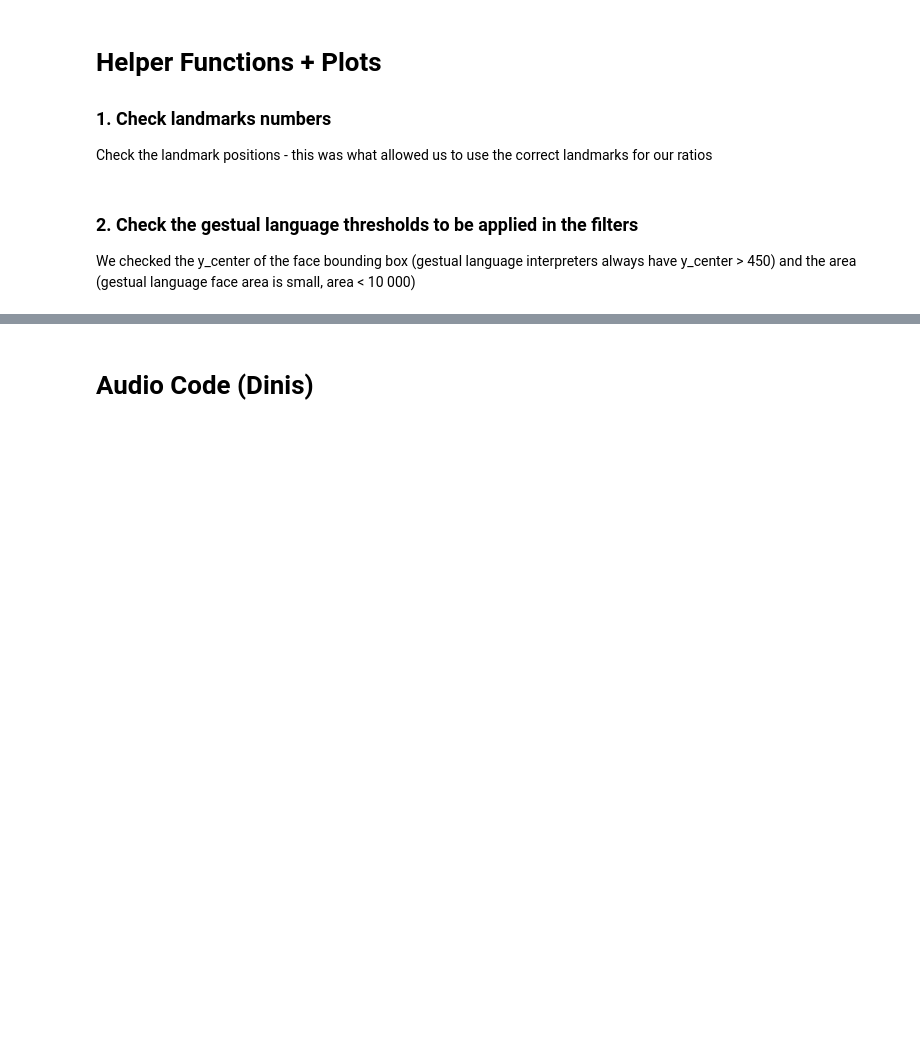
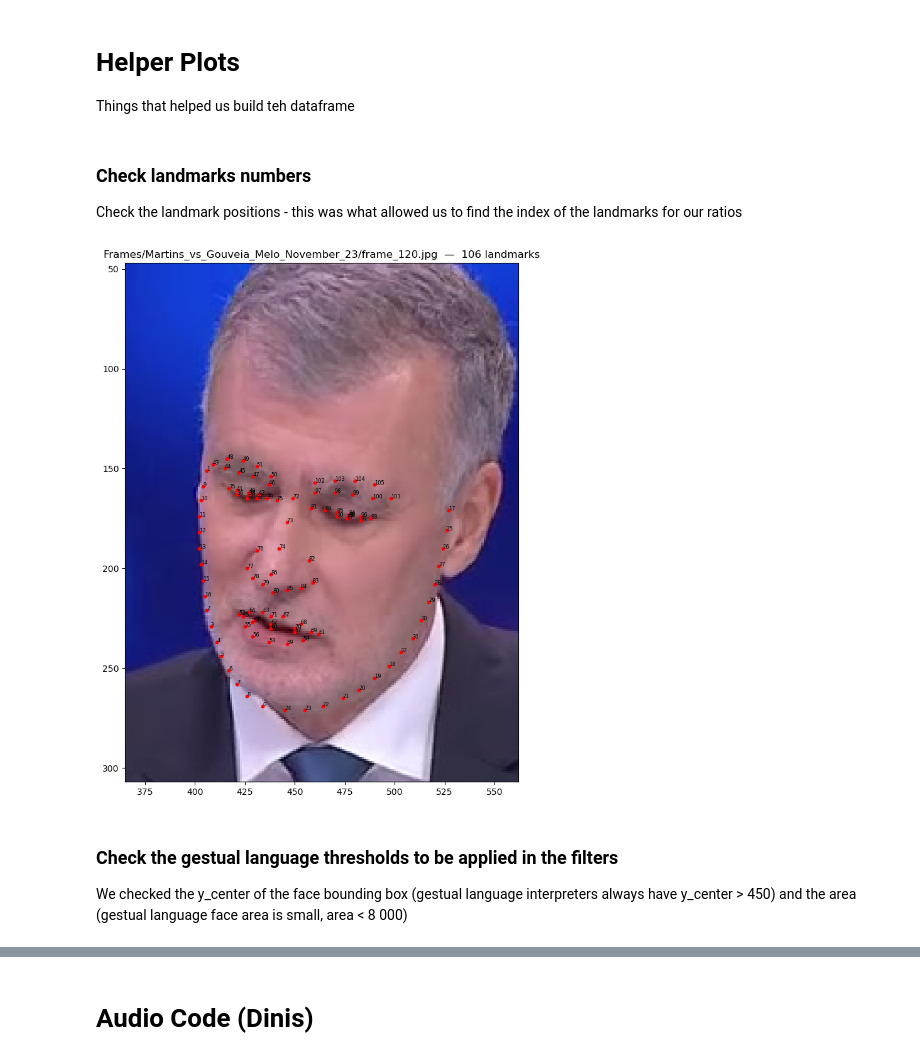
Before and after one commit to Dinisas/Big-Data, a Jupyter notebook: labeling_visual/visual_and_audio.ipynb, the cells around one changed output, grey strips where cells are left out. Cells and saved outputs as stored; diff of their text form; code cells hidden in the pictures; blank space fills up the shorter version.

```diff
--- a/labeling_visual/visual_and_audio.ipynb
+++ b/labeling_visual/visual_and_audio.ipynb
@@ -17,5 +19,5 @@ from scipy.spatial.distance import cdist
 # Select candidates
 
 person1 = 'Martins'
-person2 = 'Seguro'
+person2 = 'Gouveia_Melo'
 # %%
@@ -60,10 +59 @@ Initially, we hadn't filtered them out and we plotted the y_center of the face b
-# %%
-Y_CUT    = 450
-AREA_CUT = 8000
-
-def is_interpreter(face, y_cut=Y_CUT, area_cut=AREA_CUT):
-    x1, y1, x2, y2 = face['bbox']
-    yc   = (y1 + y2) / 2
-    area = (x2 - x1) * (y2 - y1)
-    return (yc > y_cut) and (area < area_cut)   # BOTH low AND small
 # %% [markdown]
@@ -72,0 +67,9 @@ def is_interpreter(face, y_cut=Y_CUT, area_cut=AREA_CUT):
+# %%
+Y_THR    = 450
+AREA_THR = 8000
+
+def is_interpreter(face, y_cut=Y_THR, area_cut=AREA_THR):
+    x1, y1, x2, y2 = face['bbox']
+    yc   = (y1 + y2) / 2
+    area = (x2 - x1) * (y2 - y1)
+    return (yc > y_cut) and (area < area_cut)   # BOTH low AND small
@@ -206,7 +234,10 @@ df_people['People_Count'].value_counts()
 # %% [markdown]
-# Helper Functions + Plots
-### 1. Check landmarks numbers
-Check the landmark positions - this was what allowed us to use the correct landmarks for our ratios
+# Helper Plots
+
+Things that helped us build teh dataframe
+# %% [markdown]
+### Check landmarks numbers
+Check the landmark positions - this was what allowed us to find the index of the landmarks for our ratios
 # %%
 
 def get_landmarks_xy(lm):
@@ -216,36 +247,38 @@ def get_landmarks_xy(lm):
     #elif arr.ndim == 2 and arr.shape[1] >= 2:
     #    arr = arr[:, 0:2]
     return arr
 
 has_lm = df_people['Landmarks'].apply(lambda v: v is not None)
 sample = df_people[has_lm & (df_people['People_Count'] == 1)]
 
-sample = df_people[df_people['Frame_Number'] ==10]
+sample = df_people[df_people['Frame_Number'] == 120]
 
 
 for idx, row in sample.iterrows():
     pts  = get_landmarks_xy(row['Landmarks'])
     fbox = row['Face_BBox']
 
     fig, ax = plt.subplots(figsize=(9, 9))
     try:
         ax.imshow(Image.open(row['Frame']))
     except Exception as e:
         print(f"(no image for {row['Frame']}: {e}) — plotting points only")
     ax.scatter(pts[:, 0], pts[:, 1], s=10, c='red', zorder=3)
     for i, (x, y) in enumerate(pts):
         ax.annotate(str(i), (x, y), fontsize=6, color='black', zorder=4)
 
     if fbox is not None:                     # zoom to the face so indices are readable
         pad = 0.3 * (fbox[2] - fbox[0])
         ax.set_xlim(fbox[0] - pad, fbox[2] + pad)
         ax.set_ylim(fbox[3] + pad, fbox[1] - pad)   # inverted y (image coords)
 
     ax.set_title(f"{row['Frame']}  —  {len(pts)} landmarks")
     plt.tight_layout()
     plt.show()
+# %% [output]
+[figure, added]
 # %% [markdown]
-### 2. Check the gestual language thresholds to be applied in the filters
-We checked the y_center of the face bounding box (gestual language interpreters always have y_center > 450) and the area (gestual language face area is small, area < 10 000)
+### Check the gestual language thresholds to be applied in the filters
+We checked the y_center of the face bounding box (gestual language interpreters always have y_center > 450) and the area (gestual language face area is small, area < 8 000)
 # %%
 plt.figure(figsize=(8, 6))
```
Also changed, not shown: parts of 44 cells of this notebook, 1 other file.
